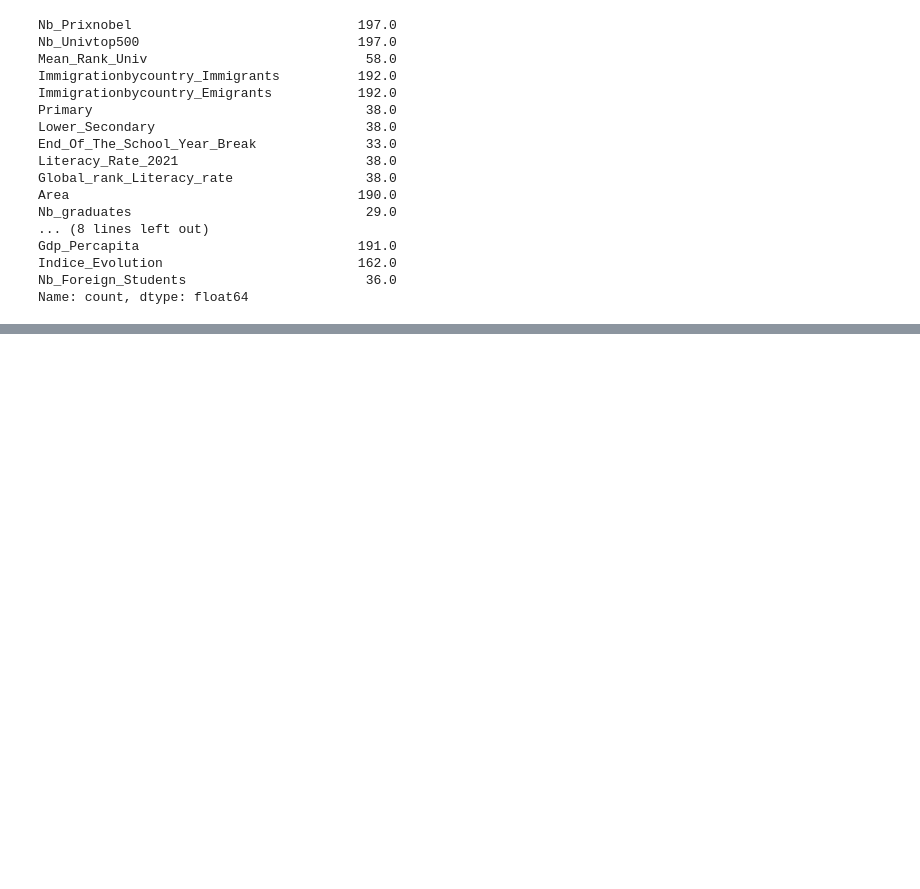
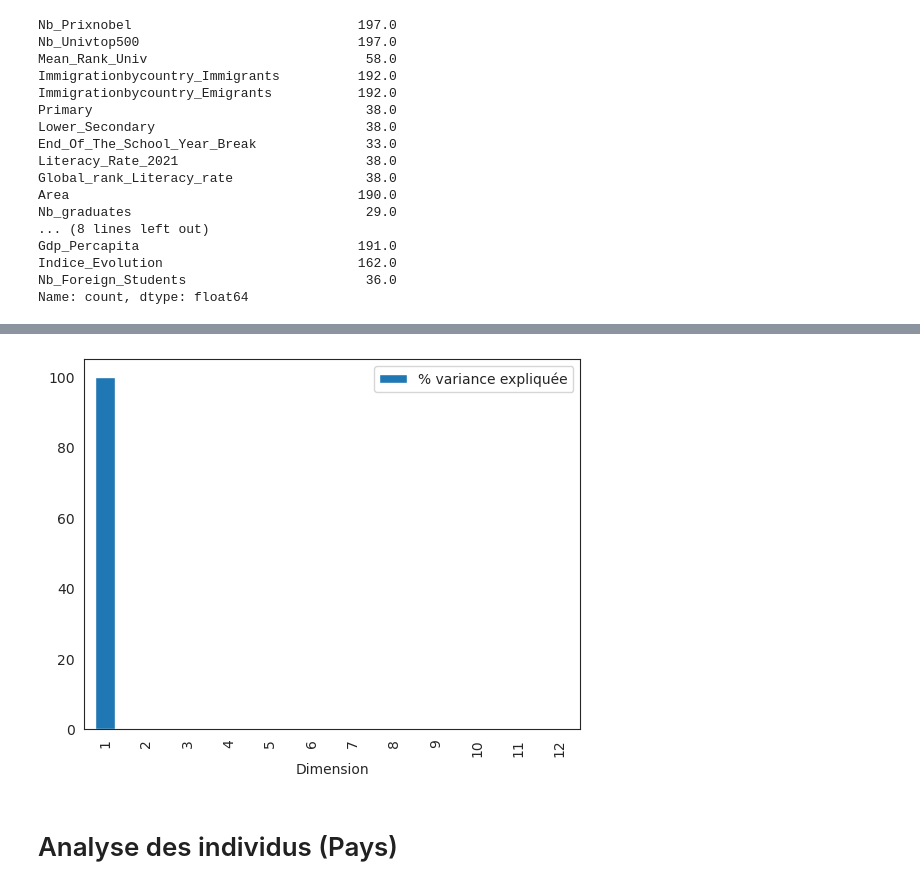
Before and after one commit to ahmedmokeddem/dalas, a Jupyter notebook: code/code EDA/ACP.ipynb, the cells around one changed output, grey strips where cells are left out. Cells and saved outputs as stored; diff of their text form; code cells hidden in the pictures; blank space fills up the shorter version.

```diff
--- a/code/code EDA/ACP.ipynb
+++ b/code/code EDA/ACP.ipynb
@@ -61,3 +61,8 @@ Gdp_Percapita                            191.0
 Indice_Evolution                         162.0
 Nb_Foreign_Students                       36.0
 Name: count, dtype: float64
+# %%
+#garder que les variables dont au moins 100 valeurs sont renseignées:
+
+colonnes=list(ds.describe().columns[ds.describe().loc['count'] > 100])
+colonnes
@@ -63,0 +82,3 @@ Name: count, dtype: float64
+# %%
+ds=ds[colonnes].dropna()
+ds
@@ -63,0 +99,6 @@ Name: count, dtype: float64
+# %%
+from sklearn.decomposition import PCA
+from sklearn.preprocessing import scale
+
+pca = PCA()
+pca.fit(ds)
@@ -63,0 +117,19 @@ Name: count, dtype: float64
+# %%
+explained_variance = pca.explained_variance_
+explained_variance_ratio = pca.explained_variance_ratio_
+
+# Calculer le pourcentage cumulé de variance expliquée
+cumulative_variance_ratio = np.cumsum(explained_variance_ratio)
+
+# Créer un DataFrame pour stocker les résultats
+data = {
+    "Dimension": np.arange(1, len(explained_variance) + 1),
+    "Variance expliquée": explained_variance,
+    "% variance expliquée": explained_variance_ratio * 100,
+    "% cum. var. expliquée": cumulative_variance_ratio * 100
+}
+
+resume = pd.DataFrame(data)
+
+# Afficher le tableau
+resume
@@ -63,0 +150,7 @@ Name: count, dtype: float64
+# %%
+resume.plot.bar(x = "Dimension", y = "% variance expliquée") # permet un diagramme en barres
+plt.show()
+# %% [output]
+[figure, added]
+# %% [markdown]
+# Analyse des individus (Pays)
```
Also changed, not shown: parts of 19 cells of this notebook.
